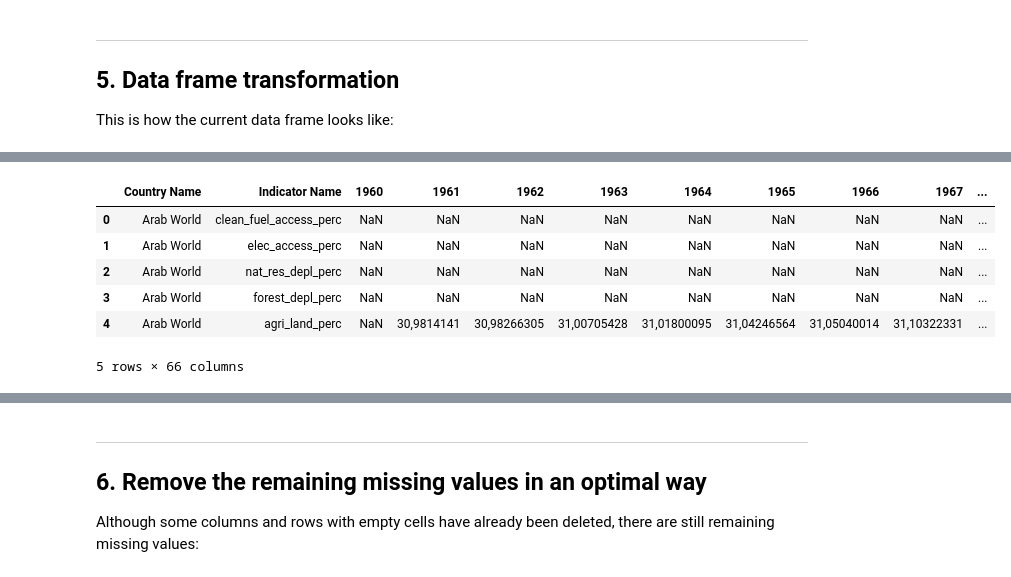
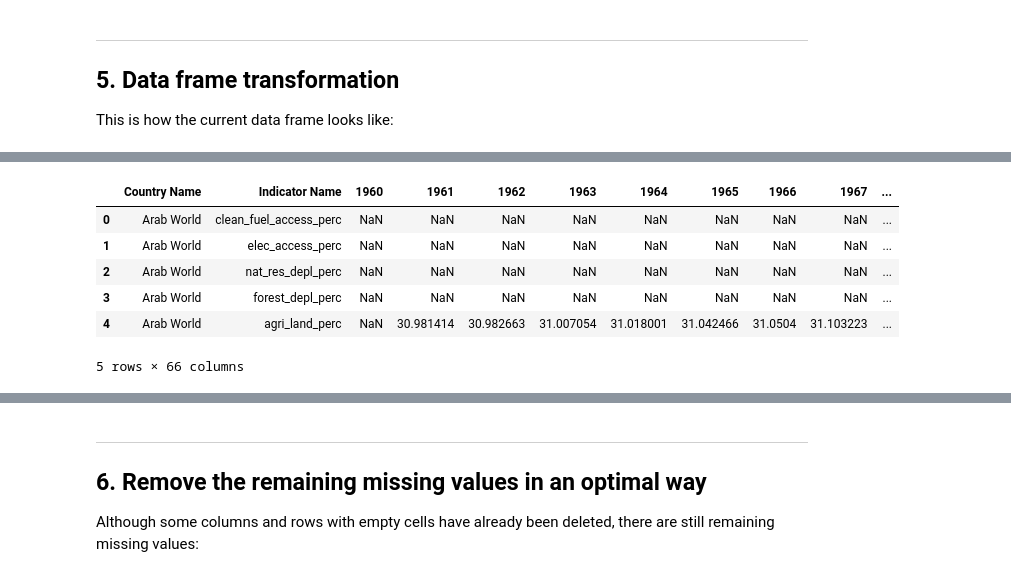
Before and after one commit to KleinerToaster/co2_prediction_countries, a Jupyter notebook: notebook/co2_dataPreperation.ipynb, the cells around one changed output, grey strips where cells are left out. Saved outputs shown, nothing was run; the diff lists cells and outputs as text; code cells hidden in the pictures.

Commit message:
data almost cleaned - missing interpertion for outliers

```diff
--- a/notebook/co2_dataPreperation.ipynb
+++ b/notebook/co2_dataPreperation.ipynb
@@ -327,15 +327,12 @@ Length: 66, dtype: object
 # Function to clean numeric columns starting from the second column
 def clean_numeric_columns(df):
     for col in df.columns[2:]:  # Skip the first two columns
-        print(f"Converting column {col} to numeric")
-
         # Remove extra whitespace, replace commas with dots, and convert to numeric
         df[col] = df[col].str.strip().str.replace(',', '.', regex=True)  # Make sure to assign the result back to the column
 
         # Convert to numeric
-        df[col] = pd.to_numeric(df[col], errors='coerce')  # Coerce invalid values to NaN to avoid ValueError
+        df[col] = pd.to_numeric(df[col])
 
-        print(f"Converted column {col} to numeric")
     return df
 
 # Apply the function to your dataset
@@ -475,36 +790,36 @@ chosen_vars = {
     'Population density (people per sq. km of land area)': 'population_density',
     'Poverty headcount ratio at national poverty lines (% of population)': 'poverty_headcount_ratio',
     'Prevalence of overweight (% of adults)': 'prevalence_overweight',
     'Prevalence of undernourishment (% of population)': 'prevalence_undernourishment',
     'Proportion of bodies of water with good ambient water quality': 'water_quality_good_perc',
     'Proportion of seats held by women in national parliaments (%)': 'women_parliament_seats_perc',
     'Ratio of female to male labor force participation rate (%) (modeled ILO estimate)': 'female_to_male_labor_force_ratio',
     'Regulatory Quality: Estimate': 'regulatory_quality_est',
     'Renewable electricity output (% of total electricity output)': 'renewable_elec_output_perc',
     'Renewable energy consumption (% of total final energy consumption)': 'renewable_energy_consumption_perc',
     'Research and development expenditure (% of GDP)': 'rnd_expenditure_perc',
     'Rule of Law: Estimate': 'rule_of_law_est',
     'School enrollment, primary (% gross)': 'school_enrollment_primary_perc',
     'School enrollment, primary and secondary (gross), gender parity index (GPI)': 'school_enrollment_gender_parity',
     'Scientific and technical journal articles': 'scientific_journal_articles',
-    'Standardised Precipitation-Evapotranspiration Index': 'spei',
+    'Standardised Precipitation-Evapotranspiration Index': 'precipitation_evapotranspiration',
     'Strength of legal rights index (0=weak to 12=strong)': 'legal_rights_index',
     'Terrestrial and marine protected areas (% of total territorial area)': 'protected_areas_perc',
     'Tree Cover Loss (hectares)': 'tree_cover_loss',
     'Unemployment, total (% of total labor force) (modeled ILO estimate)': 'unemployment_total_perc',
     'Unmet need for contraception (% of married women ages 15-49)': 'unmet_need_contraception',
     'Voice and Accountability: Estimate': 'voice_accountability_est'
 }
 
-data_clean['Indicator Name'] = data_clean['Indicator Name'].replace(to_replace=chosen_vars)
+data_clean2['Indicator Name'] = data_clean2['Indicator Name'].replace(to_replace=chosen_vars)
 
-data_clean.head()
+data_clean2.head()
 # %% [output]
 |  | Country Name | Indicator Name | 1960 | 1961 | 1962 | 1963 | 1964 | 1965 | 1966 | 1967 | ... |
 | 0 | Arab World | clean_fuel_access_perc | NaN | NaN | NaN | NaN | NaN | NaN | NaN | NaN | ... |
 | 1 | Arab World | elec_access_perc | NaN | NaN | NaN | NaN | NaN | NaN | NaN | NaN | ... |
 | 2 | Arab World | nat_res_depl_perc | NaN | NaN | NaN | NaN | NaN | NaN | NaN | NaN | ... |
 | 3 | Arab World | forest_depl_perc | NaN | NaN | NaN | NaN | NaN | NaN | NaN | NaN | ... |
-| 4 | Arab World | agri_land_perc | NaN | 30,9814141 | 30,98266305 | 31,00705428 | 31,01800095 | 31,04246564 | 31,05040014 | 31,10322331 | ... |
+| 4 | Arab World | agri_land_perc | NaN | 30.981414 | 30.982663 | 31.007054 | 31.018001 | 31.042466 | 31.0504 | 31.103223 | ... |
 5 rows × 66 columns
 # %%
```
Also changed, not shown: parts of 48 cells of this notebook.
